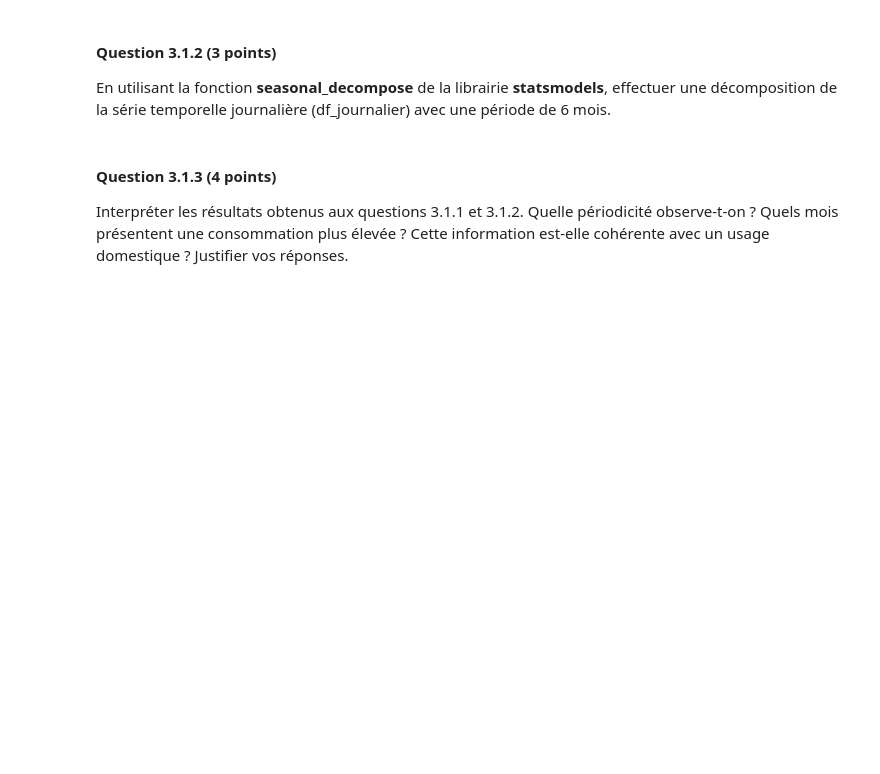
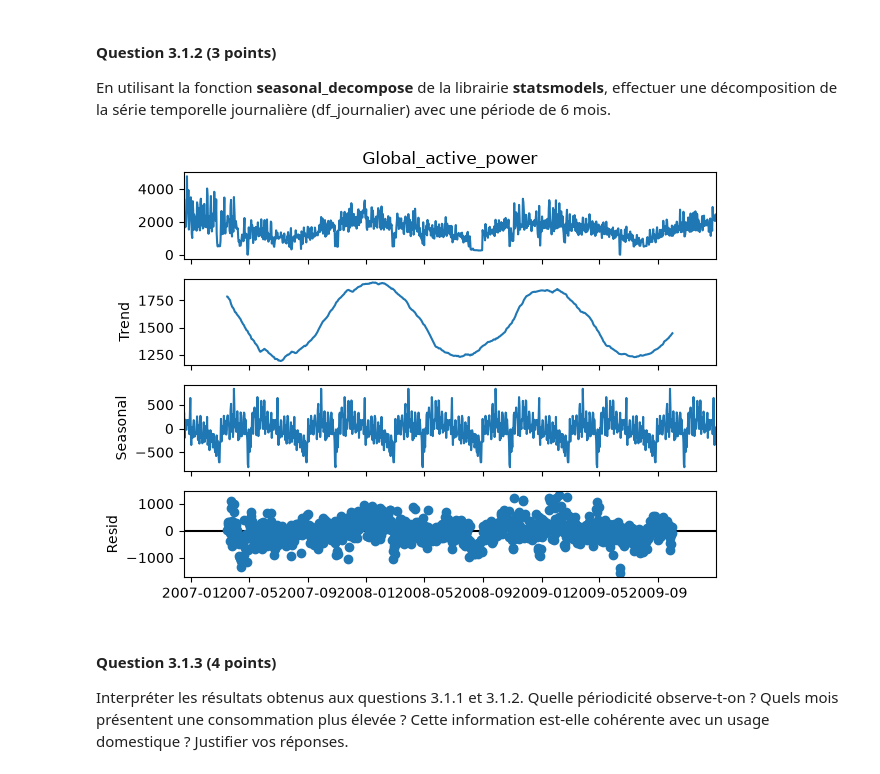
Before and after one commit to ayoubm85/INF8111_TP1, a Jupyter notebook: TP1_Marfouk_Oumerhouch_Sejjari.ipynb, the cells around one changed output. Drawn from its saved outputs; the diff is of its cells as text; code cells hidden in the pictures; blank space fills up the shorter version.

```diff
--- a/TP1_Marfouk_Oumerhouch_Sejjari.ipynb
+++ b/TP1_Marfouk_Oumerhouch_Sejjari.ipynb
@@ -306,6 +457,17 @@ df_journalier.plot()
 En utilisant la fonction **seasonal_decompose** de la librairie **statsmodels**, effectuer une décomposition de la série temporelle journalière (df_journalier) avec une période de 6 mois.
 # %%
 # TO DO
+
+decomposition = seasonal_decompose(
+    df_journalier["Global_active_power"],
+    model="additive",
+    period=182
+)
+
+decomposition.plot()
+plt.show()
+# %% [output]
+[figure, added]
 # %% [markdown]
 #### Question 3.1.3 (4 points)
 Interpréter les résultats obtenus aux questions 3.1.1 et 3.1.2.
```
Also changed, not shown: parts of 12 cells of this notebook.
